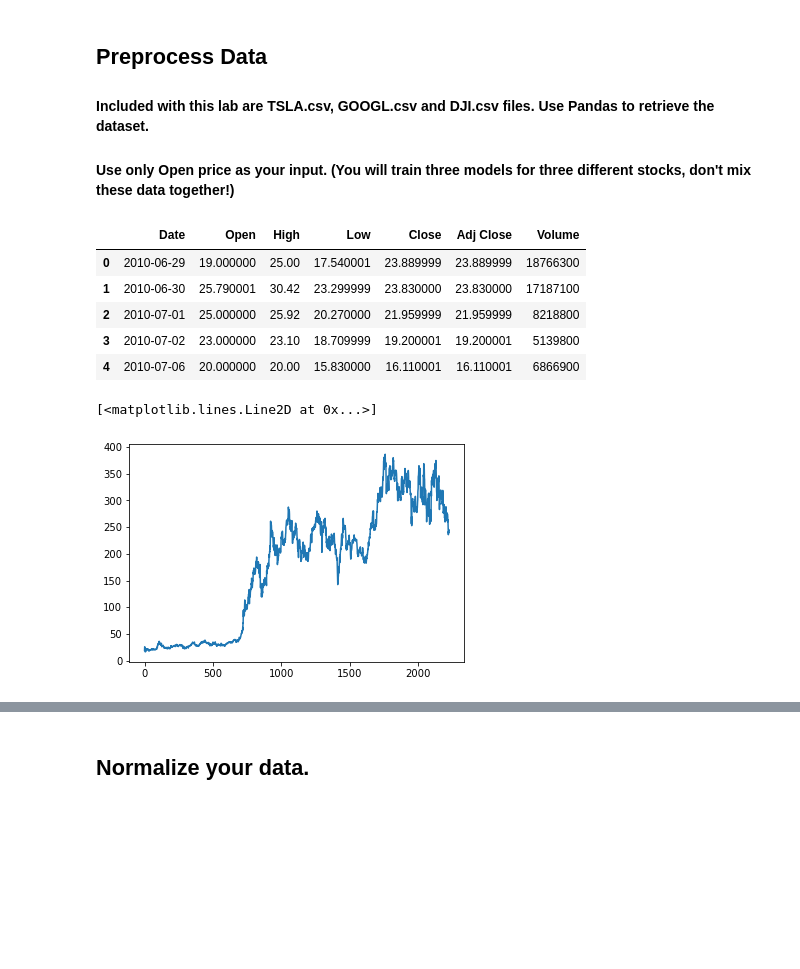
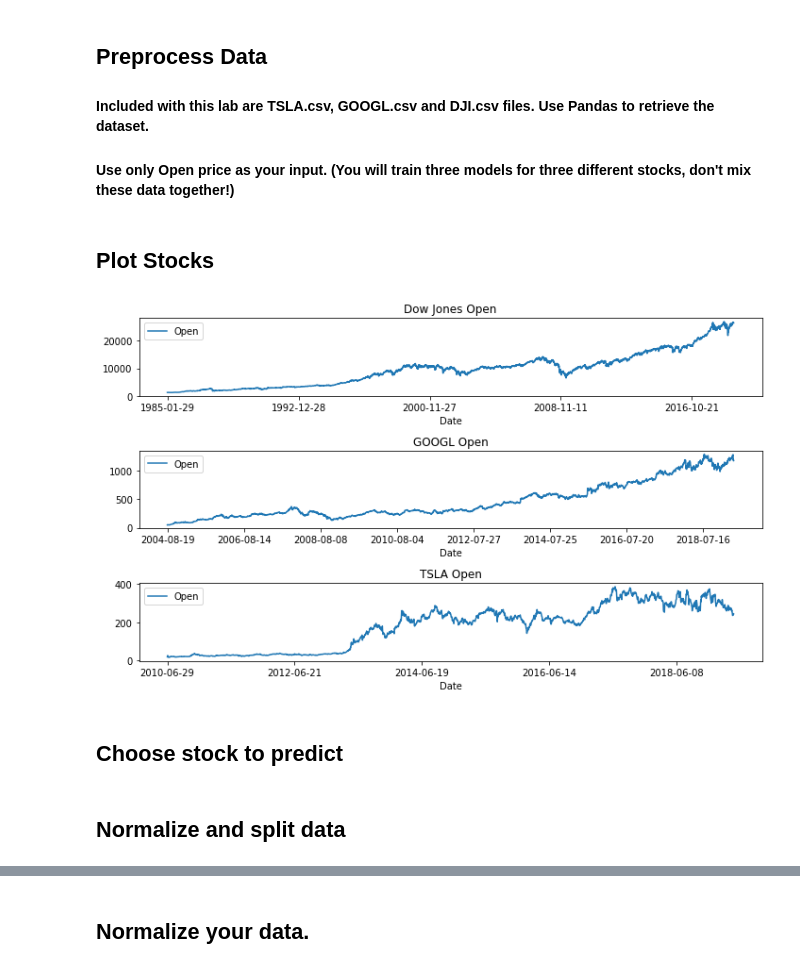
Before and after one commit to egagli/amath563, a Jupyter notebook: labs/7/Lab7_Template.ipynb, the cells around one changed output, grey strips where cells are left out. Drawn from its saved outputs; the diff is of its cells as text; code cells hidden in the pictures; blank space fills up the shorter version.

```diff
--- a/labs/7/Lab7_Template.ipynb
+++ b/labs/7/Lab7_Template.ipynb
@@ -15,9 +16,0 @@ tesla_stocks = pd.read_csv('TSLA.csv')
-# %%
-tesla_stocks.head()
-# %% [output]
-|  | Date | Open | High | Low | Close | Adj Close | Volume |
-| 0 | 2010-06-29 | 19.000000 | 25.00 | 17.540001 | 23.889999 | 23.889999 | 18766300 |
-| 1 | 2010-06-30 | 25.790001 | 30.42 | 23.299999 | 23.830000 | 23.830000 | 17187100 |
-| 2 | 2010-07-01 | 25.000000 | 25.92 | 20.270000 | 21.959999 | 21.959999 | 8218800 |
-| 3 | 2010-07-02 | 23.000000 | 23.10 | 18.709999 | 19.200001 | 19.200001 | 5139800 |
-| 4 | 2010-07-06 | 20.000000 | 20.00 | 15.830000 | 16.110001 | 16.110001 | 6866900 |
@@ -26,5 +17,19 @@ data_to_use_tesla = tesla_stocks['Open'].values
-# %%
-plt.plot(data_to_use_tesla)
-# %% [output]
-[<matplotlib.lines.Line2D at 0x...>]
-[figure, removed]
+# %%
+dji_df = pd.read_csv('DJI.csv')
+google_df = pd.read_csv('GOOGL.csv')
+tesla_df = pd.read_csv('TSLA.csv')
+# %% [markdown]
+## Plot Stocks
+# %%
+f,ax=plt.subplots(3,1,figsize=(10,6),sharex=False)
+dji_df.plot(x='Date',y='Open', ax=ax[0])
+ax[0].set_title('Dow Jones Open')
+google_df.plot(x='Date',y='Open', ax=ax[1])
+ax[1].set_title('GOOGL Open')
+tesla_df.plot(x='Date',y='Open', ax=ax[2])
+ax[2].set_title('TSLA Open')
+plt.tight_layout()
+# %% [output]
+[figure, added]
+# %% [markdown]
+## Choose stock to predict
@@ -30,0 +38,2 @@ plt.plot(data_to_use_tesla)
+# %% [markdown]
+## Normalize and split data
```
Also changed, not shown: parts of 23 cells of this notebook.
